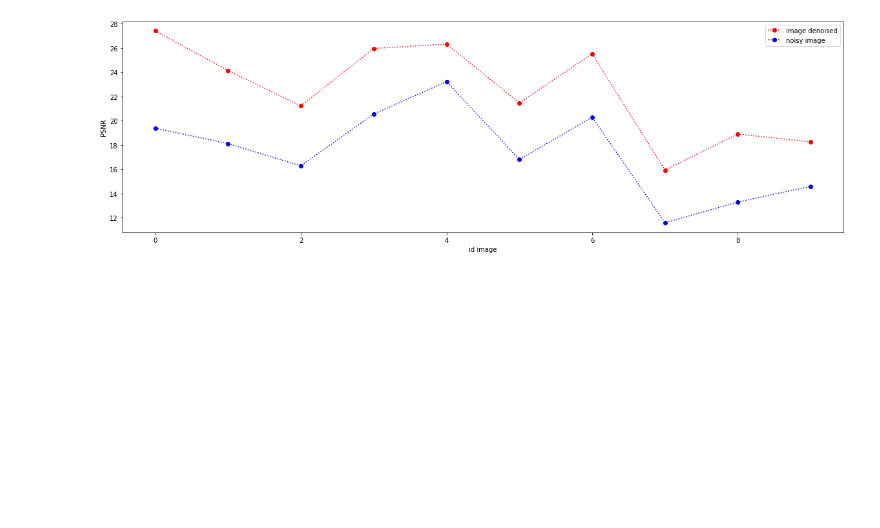
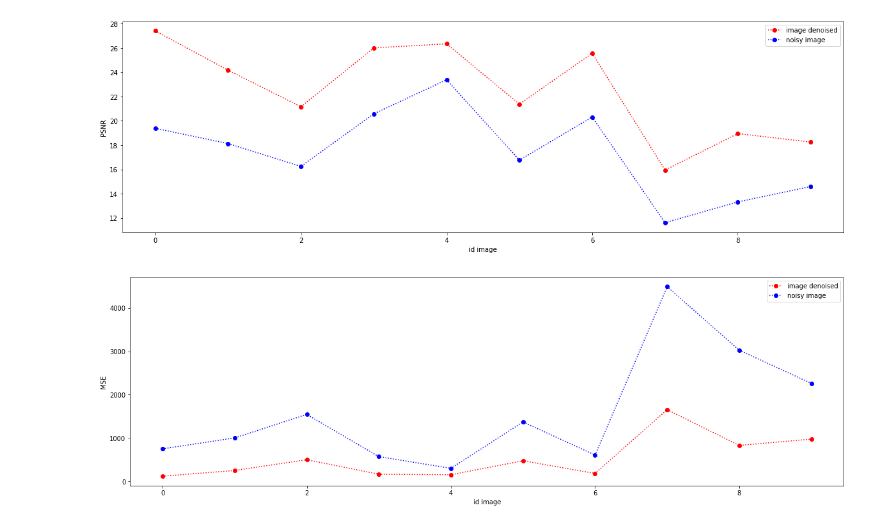
Before and after one commit to pt0m/project_CI, a Jupyter notebook: Non-local means.ipynb, the cells around one changed output. Drawn from its saved outputs; the diff is of its cells as text; code cells hidden in the pictures; blank space fills up the shorter version.

```diff
--- a/Non-local means.ipynb
+++ b/Non-local means.ipynb
@@ -117,7 +99,7 @@ def nonLocalMeans(noisy,bigWindowSize, smallWindowSize, h, diag = True):
 # %%
 output_img = []
 for i in range(3):
-    output_img.append(nonLocalMeans(noisy_img[:,:,i],10,4,7))
+    output_img.append(nonLocalMeans(noisy_img[:,:,i],10,8,7))
 output_img = np.array(output_img).transpose(1,2,0)
 # %%
 #Plotting results
@@ -137,4 +119,8 @@ psnr_noisy=peak_signal_noise_ratio(img,noisy_img)
 print("noisy psnr: ",psnr_noisy,"\n")
 psnr_denoised=peak_signal_noise_ratio(img,output_img)
 print("denoised psnr",psnr_denoised)
+mse_noisy=mean_squared_error(img,noisy_img)
+print("noisy mse: ",mse_noisy,"\n")
+mse_denoised=mean_squared_error(img,output_img)
+print("denoised mse",mse_denoised)
 # %% [output]
@@ -151,23 +140,27 @@ def load_data(id):
     img = io.imread(path+name)
     return img
 
-def NLM(bigWindowSize = 10, smallWindowSize = 4, h = 7, n = 50, sigma = 0.05):
+def NLM(S = 10, s = 4, h = 7, n = 50, sigma = 0.05):
 
     psnr_noisy = []
     psnr_denoised = []
+    mse_noisy = []
+    mse_denoised = []
 
     for id_img in tqdm(range(1,n+1)):
         img = load_data(id_img)
         noisy_img = addNoise(img,sigma)
         output_img = []
         for i in range(3):
-            output_img.append(nonLocalMeans(noisy_img[:,:,i],bigWindowSize,smallWindowSize,h,False))
+            output_img.append(nonLocalMeans(noisy_img[:,:,i],S,s,h,False))
         output_img = np.array(output_img).transpose(1,2,0)
         psnr_noisy.append(peak_signal_noise_ratio(img,noisy_img))
         psnr_denoised.append(peak_signal_noise_ratio(img,output_img))
-    return psnr_denoised,psnr_noisy
+        mse_noisy.append(mean_squared_error(img,noisy_img))
+        mse_denoised.append(mean_squared_error(img,output_img))
+    return psnr_denoised,psnr_noisy,mse_denoised,mse_noisy
 # %%
-psnr_denoised,psnr_noisy = NLM(n = 10)
+psnr_denoised,psnr_noisy,mse_denoised,mse_noisy = NLM(n = 10)
 # %%
 plt.figure(figsize=(20,6) )
 plt.plot(psnr_denoised,'o:r', label='image denoised')
@@ -178,3 +171,13 @@ plt.legend()
 plt.show()
 # %% [output]
 [figure]
+# %%
+plt.figure(figsize=(20,6) )
+plt.plot(mse_denoised,'o:r', label='image denoised')
+plt.plot(mse_noisy,'o:b', label = 'noisy image')
+plt.xlabel("id image")
+plt.ylabel("MSE")
+plt.legend()
+plt.show()
+# %% [output]
+[figure, added]
```
Also changed, not shown: parts of 5 cells of this notebook.
